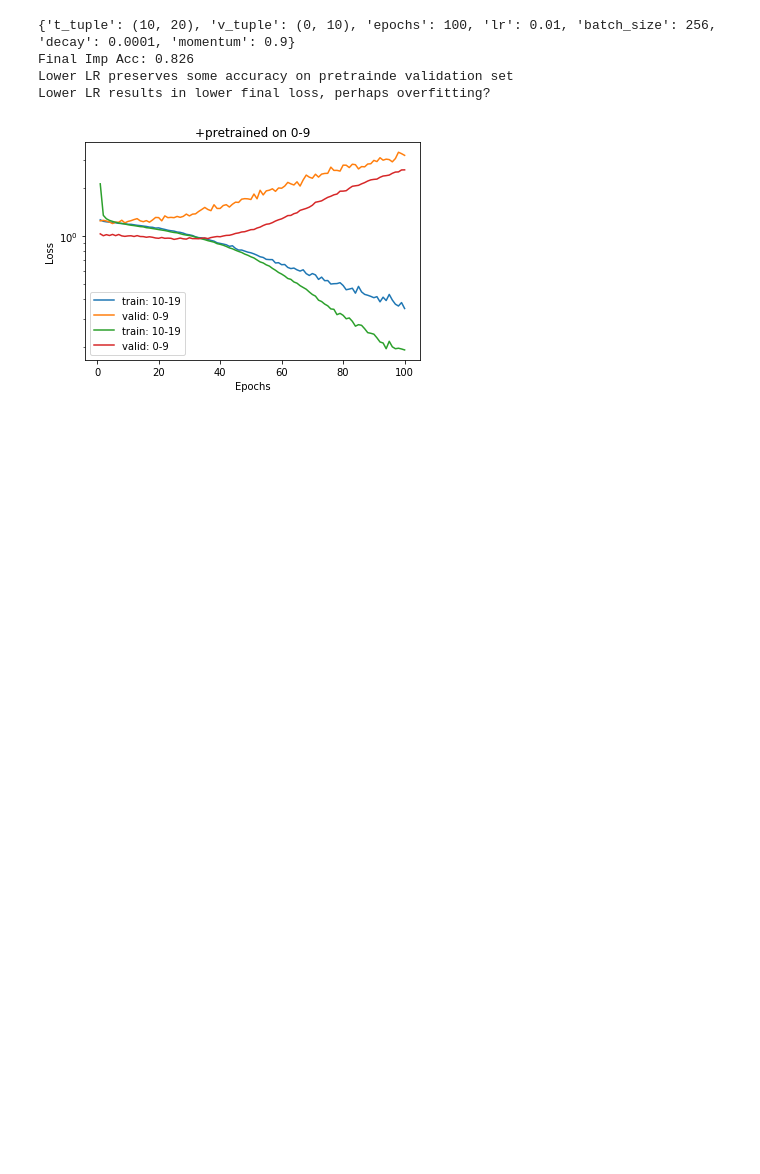
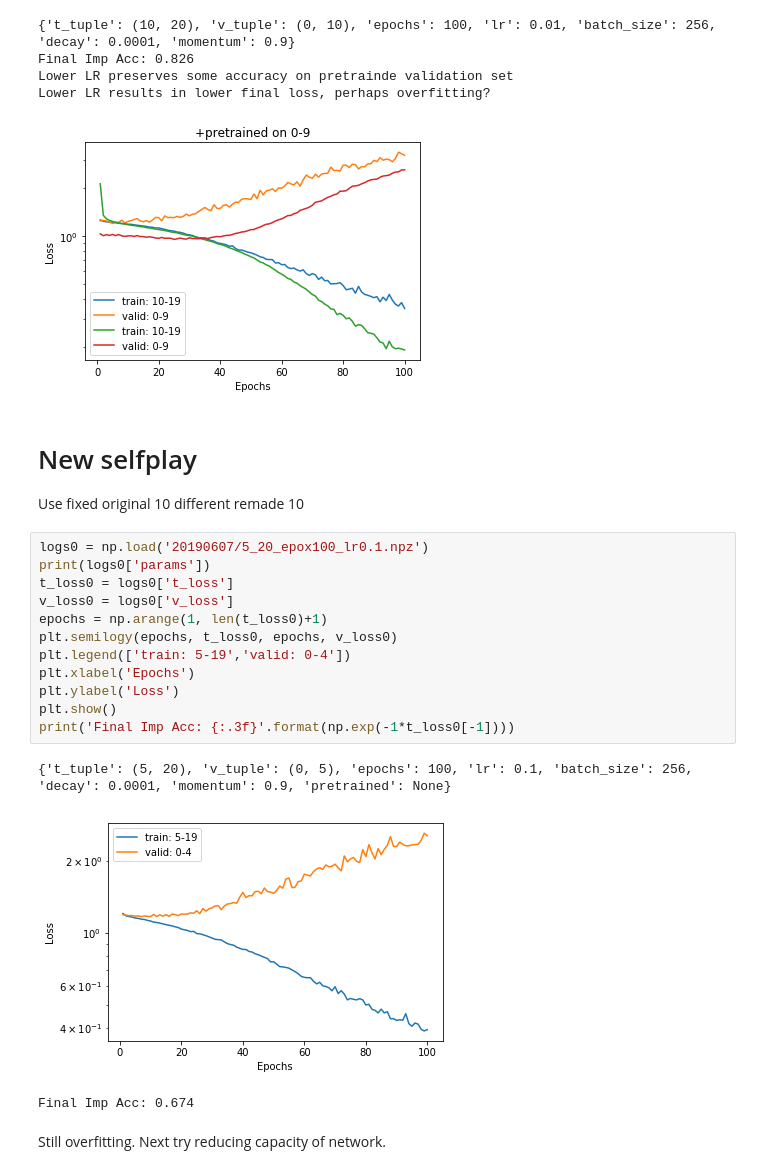
Before and after one commit to fqjin/2048NN, a Jupyter notebook: logs/training_logs.ipynb, the cells around one changed output. Saved outputs shown, nothing was run; the diff lists cells and outputs as text; blank space fills up the shorter version.

Commit message:
Update jupyter notebooks for fixed selfplay

```diff
--- a/logs/training_logs.ipynb
+++ b/logs/training_logs.ipynb
@@ -114,3 +114,26 @@ Final Imp Acc: 0.826
 Lower LR preserves some accuracy on pretrainde validation set
 Lower LR results in lower final loss, perhaps overfitting?
 [figure]
+# %% [markdown]
+# New selfplay
+Use fixed
+original 10 different
+remade 10
+# %%
+logs0 = np.load('20190607/5_20_epox100_lr0.1.npz')
+print(logs0['params'])
+t_loss0 = logs0['t_loss']
+v_loss0 = logs0['v_loss']
+epochs = np.arange(1, len(t_loss0)+1)
+plt.semilogy(epochs, t_loss0, epochs, v_loss0)
+plt.legend(['train: 5-19','valid: 0-4'])
+plt.xlabel('Epochs')
+plt.ylabel('Loss')
+plt.show()
+print('Final Imp Acc: {:.3f}'.format(np.exp(-1*t_loss0[-1])))
+# %% [output]
+{'t_tuple': (5, 20), 'v_tuple': (0, 5), 'epochs': 100, 'lr': 0.1, 'batch_size': 256, 'decay': 0.0001, 'momentum': 0.9, 'pretrained': None}
+[figure, added]
+Final Imp Acc: 0.674
+# %% [markdown]
+Still overfitting. Next try reducing capacity of network.
```
Also changed, not shown: 1 other file.
